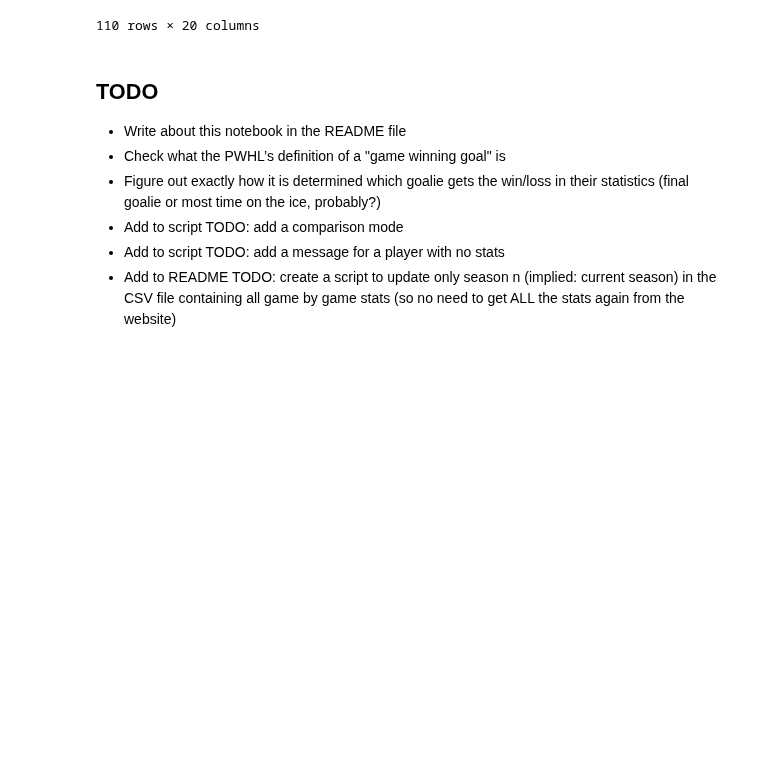
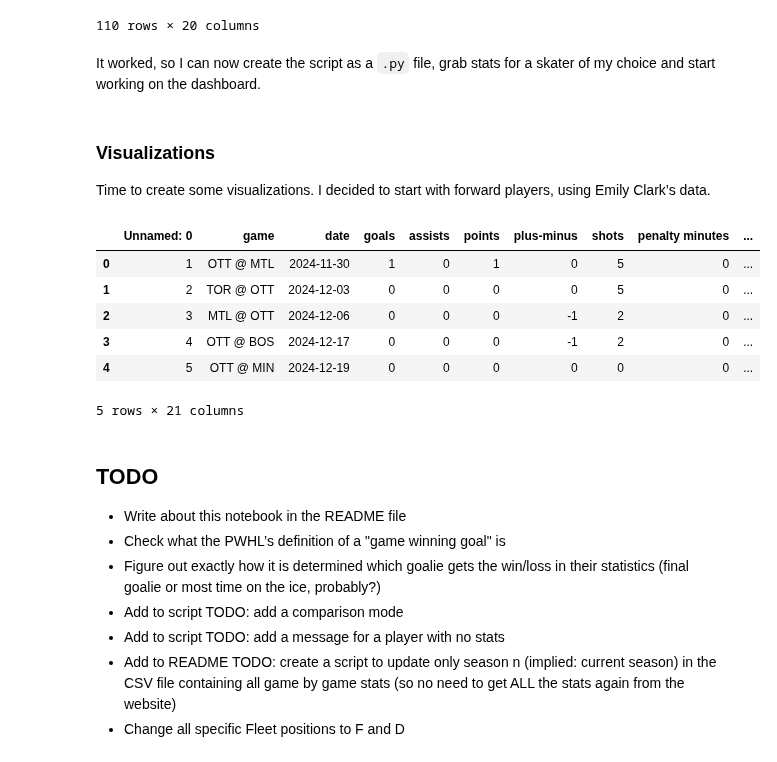
Before and after one commit to AGasconAfriat/pwhl_data-analysis, a Jupyter notebook: detailed-stats.ipynb, the cells around one changed output. Drawn from its saved outputs; the diff is of its cells as text; code cells hidden in the pictures; blank space fills up the shorter version.

```diff
--- a/detailed-stats.ipynb
+++ b/detailed-stats.ipynb
@@ -441,5 +446,21 @@ df.columns = ["game", "date", "goals", "assists", "points",
 # %%
 df.to_csv("renata_fast_test.csv")
+# %% [markdown]
+It worked, so I can now create the script as a `.py` file, grab stats for a skater of my choice and start working on the dashboard.
+# %% [markdown]
+### Visualizations
+
+Time to create some visualizations. I decided to start with forward players, using Emily Clark’s data.
+# %%
+df = pd.read_csv("emily_clark_test.csv")
+# %% [output]
+|  | Unnamed: 0 | game | date | goals | assists | points | plus-minus | shots | penalty minutes | ... |
+| 0 | 1 | OTT @ MTL | 2024-11-30 | 1 | 0 | 1 | 0 | 5 | 0 | ... |
+| 1 | 2 | TOR @ OTT | 2024-12-03 | 0 | 0 | 0 | 0 | 5 | 0 | ... |
+| 2 | 3 | MTL @ OTT | 2024-12-06 | 0 | 0 | 0 | -1 | 2 | 0 | ... |
+| 3 | 4 | OTT @ BOS | 2024-12-17 | 0 | 0 | 0 | -1 | 2 | 0 | ... |
+| 4 | 5 | OTT @ MIN | 2024-12-19 | 0 | 0 | 0 | 0 | 0 | 0 | ... |
+5 rows × 21 columns
 # %% [markdown]
 ## TODO
 
@@ -449,3 +470,4 @@ df.to_csv("renata_fast_test.csv")
 - Add to script TODO: add a comparison mode
 - Add to script TODO: add a message for a player with no stats
 - Add to README TODO: create a script to update only season n (implied: current season) in the CSV file containing all game by game stats (so no need to get ALL the stats again from the website)
+- Change all specific Fleet positions to F and D
```
Also changed, not shown: parts of 5 cells of this notebook, 1 other file.
